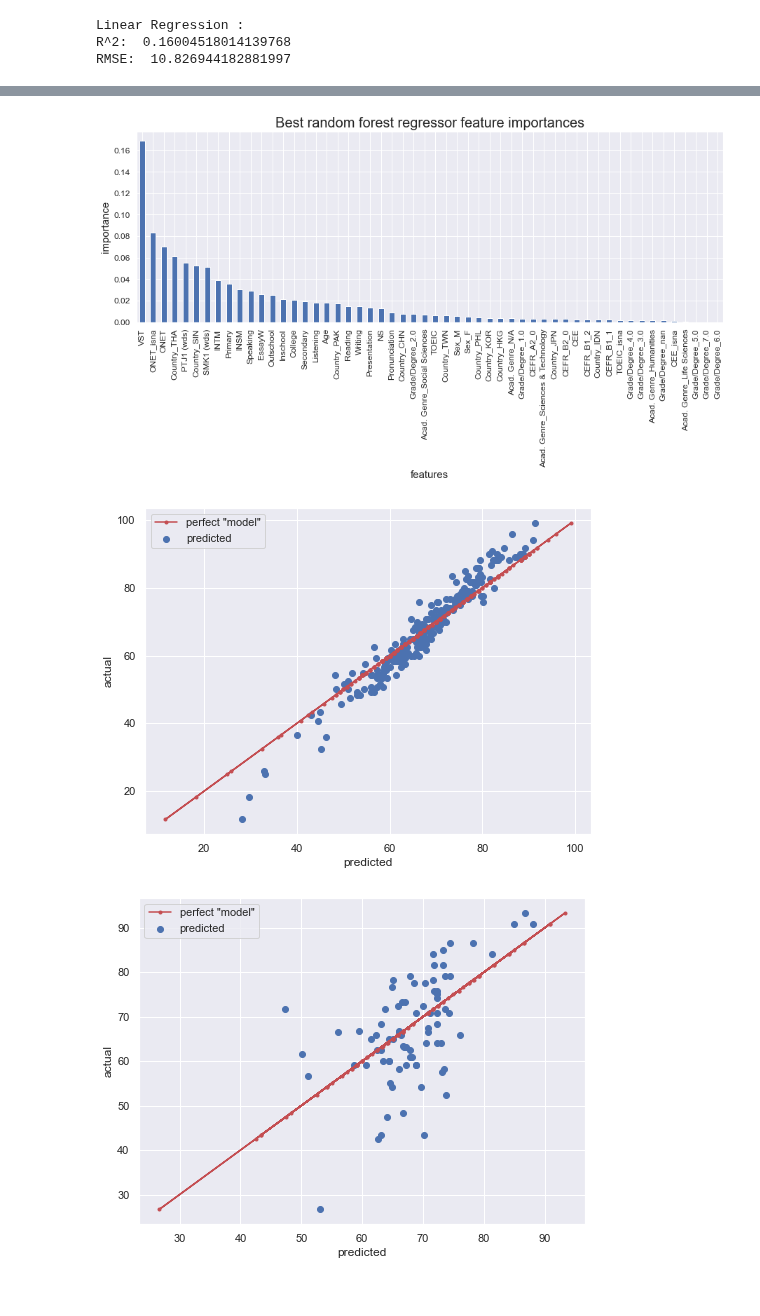
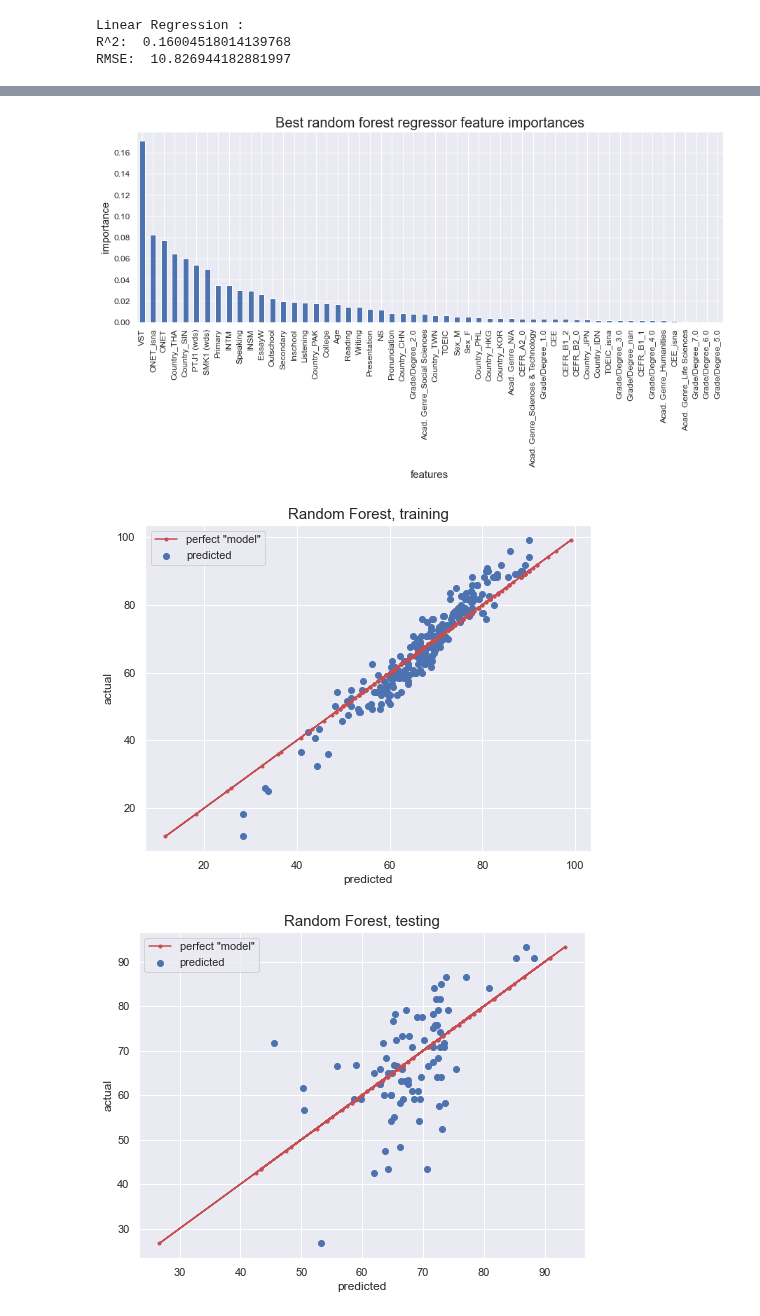
Before and after one commit to Jaester88/Springboard, a Jupyter notebook: Capstone_2_language_proficiency/C2_Modeling_JaeC_210906.ipynb, the cells around one changed output, grey strips where cells are left out. Cells and saved outputs as stored; diff of their text form; code cells hidden in the pictures.

```diff
--- a/Capstone_2_language_proficiency/C2_Modeling_JaeC_210906.ipynb
+++ b/Capstone_2_language_proficiency/C2_Modeling_JaeC_210906.ipynb
@@ -44,7 +44,7 @@ def test_stat(model, y_true, y_pred):
     print("R^2: ", r2_score(y_true, y_pred))
     print("RMSE: ", (mean_squared_error(y_true, y_pred)) ** 0.5)
 # %%
-def pred_plot(y_pred, y_true, figsize=(8,6)):
+def pred_plot(title, y_pred, y_true, figsize=(8,6)):
     sns.set()
     fig, ax = plt.subplots(figsize=(8,6))
 
@@ -53,6 +53,7 @@ def pred_plot(y_pred, y_true, figsize=(8,6)):
 
     ax.set_xlabel('predicted')
     ax.set_ylabel('actual')
+    ax.set_title(title, fontsize=15)
     ax.legend()
 
     plt.show()
@@ -96,7 +97,7 @@ X_train, X_test, y_train, y_test = train_test_split(X, y, test_size=0.25, random
 # %%
 lr_pipe = make_pipeline(SelectKBest(f_regression), LinearRegression())
 params = {'selectkbest__k': [k+1 for k in range(len(X_train.columns))]}
-lr_grid_cv = GridSearchCV(lr_pipe, param_grid = params, cv=5, n_jobs=-1)
+lr_grid_cv = GridSearchCV(lr_pipe, param_grid = params, cv=10, n_jobs=-1)
 # %%
 lr_grid_cv.fit(X_train, y_train)
 print(lr_grid_cv.best_params_)
@@ -140,7 +132,7 @@ grid_params = {
     'randomforestregressor__max_depth': [10, 20, 30, None],
     'standardscaler': [StandardScaler(), None]
 }
-rf_grid_cv = GridSearchCV(rf_pipe, param_grid=grid_params, cv=5, n_jobs=-1)
+rf_grid_cv = GridSearchCV(rf_pipe, param_grid=grid_params, cv=10, n_jobs=-1)
 # %%
 rf_grid_cv.fit(X_train, y_train)
 print(rf_grid_cv.best_params_)
@@ -167,15 +159,15 @@ plt.xlabel('features', fontsize=15)
 plt.ylabel('importance', fontsize=15)
 plt.title('Best random forest regressor feature importances', fontsize=20);
 # %% [output]
-[figure, old version]
+[figure, new version]
 # %%
 y_tr_rf_pred = rf_best.predict(X_train)
 y_te_rf_pred = rf_best.predict(X_test)
-pred_plot(y_tr_rf_pred, y_train)
-pred_plot(y_te_rf_pred, y_test)
+pred_plot("Random Forest, training", y_tr_rf_pred, y_train)
+pred_plot("Random Forest, testing", y_te_rf_pred, y_test)
 # %% [output]
-[figure, old version]
+[figure, new version]
-[figure, old version]
+[figure, new version]
 # %%
 test_stat("Random Forest", y_test, y_te_rf_pred)
 # %% [output]
```
Also changed, not shown: parts of 14 cells of this notebook.
